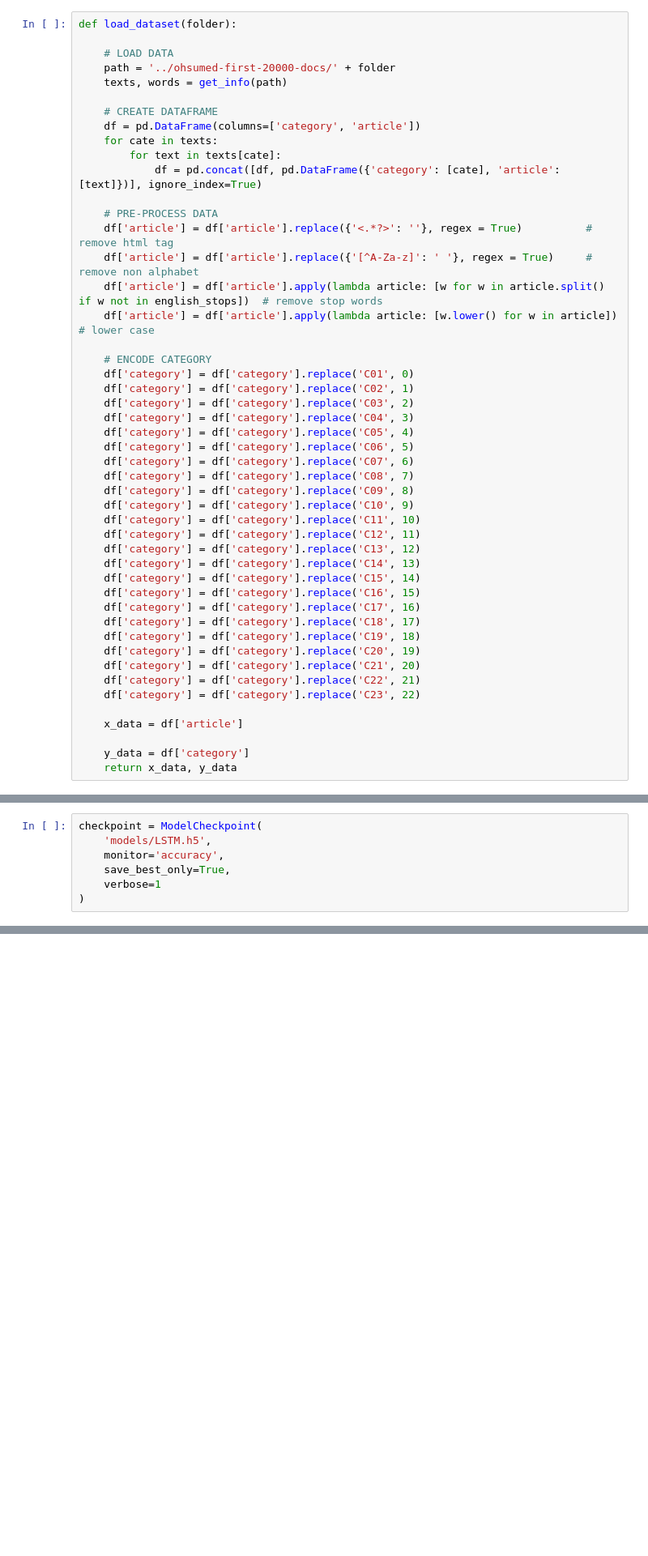
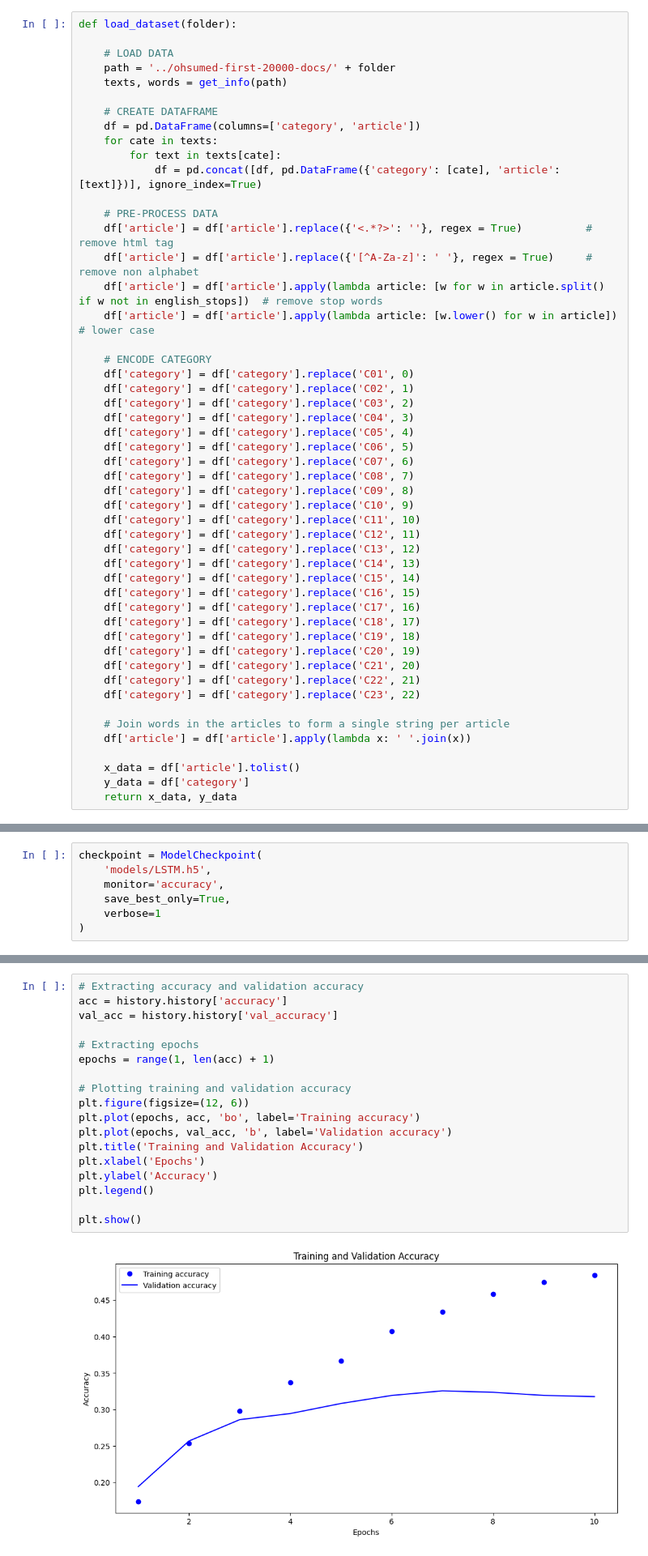
Before and after one commit to pixselve-school/AI_KERICHARD_ADAM, a Jupyter notebook: TP1_2/Exercices/TP1_2_C.ipynb, the cells around one changed output, grey strips where cells are left out. Shown: that part at 81% size. Drawn from its saved outputs; the diff is of its cells as text; blank space fills up the shorter version.

```diff
--- a/TP1_2/Exercices/TP1_2_C.ipynb
+++ b/TP1_2/Exercices/TP1_2_C.ipynb
@@ -98,8 +98,10 @@ def load_dataset(folder):
     df['category'] = df['category'].replace('C22', 21)
     df['category'] = df['category'].replace('C23', 22)
 
-    x_data = df['article']
+    # Join words in the articles to form a single string per article
+    df['article'] = df['article'].apply(lambda x: ' '.join(x))
 
+    x_data = df['article'].tolist()
     y_data = df['category']
     return x_data, y_data
 # %%
@@ -208,0 +323,20 @@ Epoch 5: accuracy did not improve from 0.01514
+# %%
+# Extracting accuracy and validation accuracy
+acc = history.history['accuracy']
+val_acc = history.history['val_accuracy']
+
+# Extracting epochs
+epochs = range(1, len(acc) + 1)
+
+# Plotting training and validation accuracy
+plt.figure(figsize=(12, 6))
+plt.plot(epochs, acc, 'bo', label='Training accuracy')
+plt.plot(epochs, val_acc, 'b', label='Validation accuracy')
+plt.title('Training and Validation Accuracy')
+plt.xlabel('Epochs')
+plt.ylabel('Accuracy')
+plt.legend()
+
+plt.show()
+# %% [output]
+[figure, added]
```
Also changed, not shown: parts of 7 cells of this notebook.
